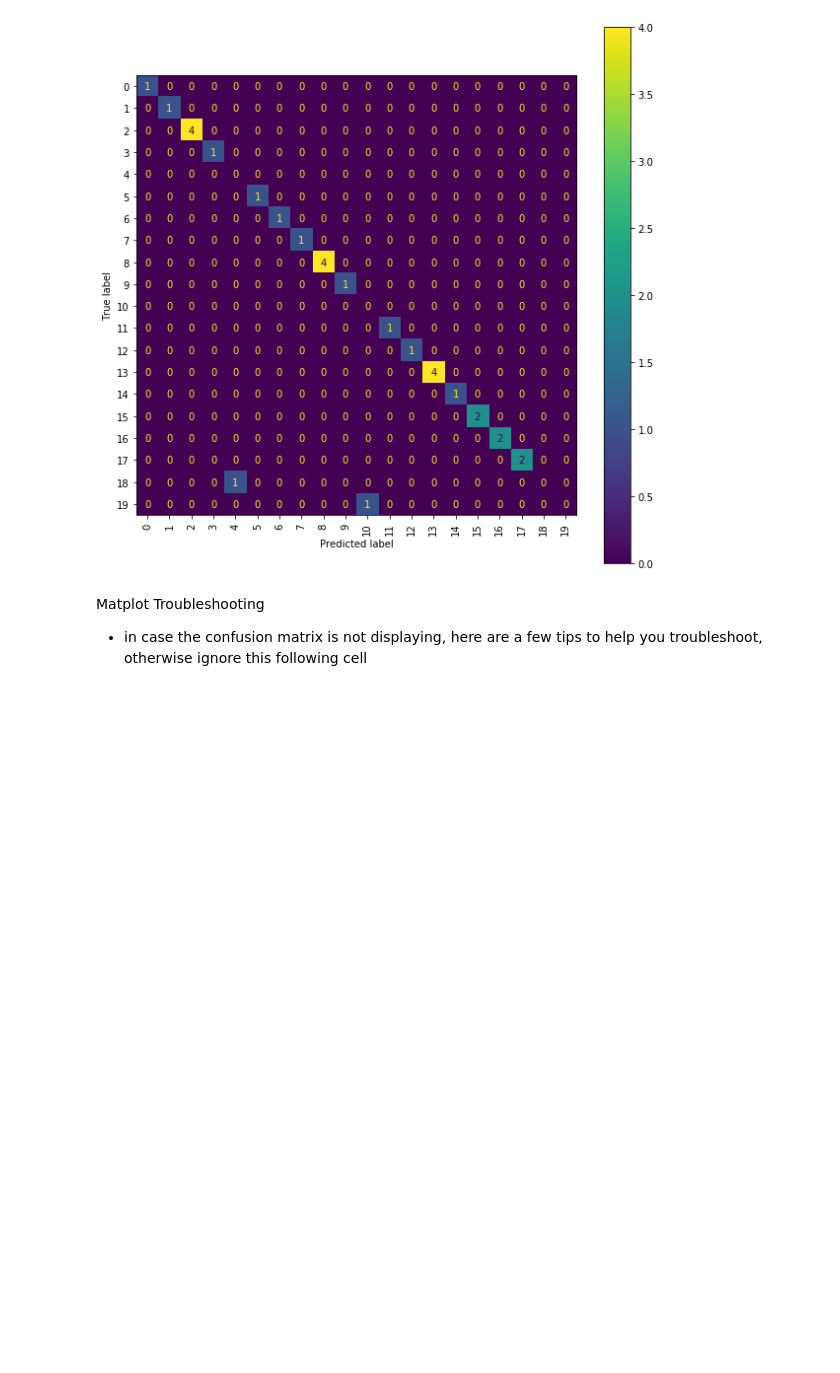
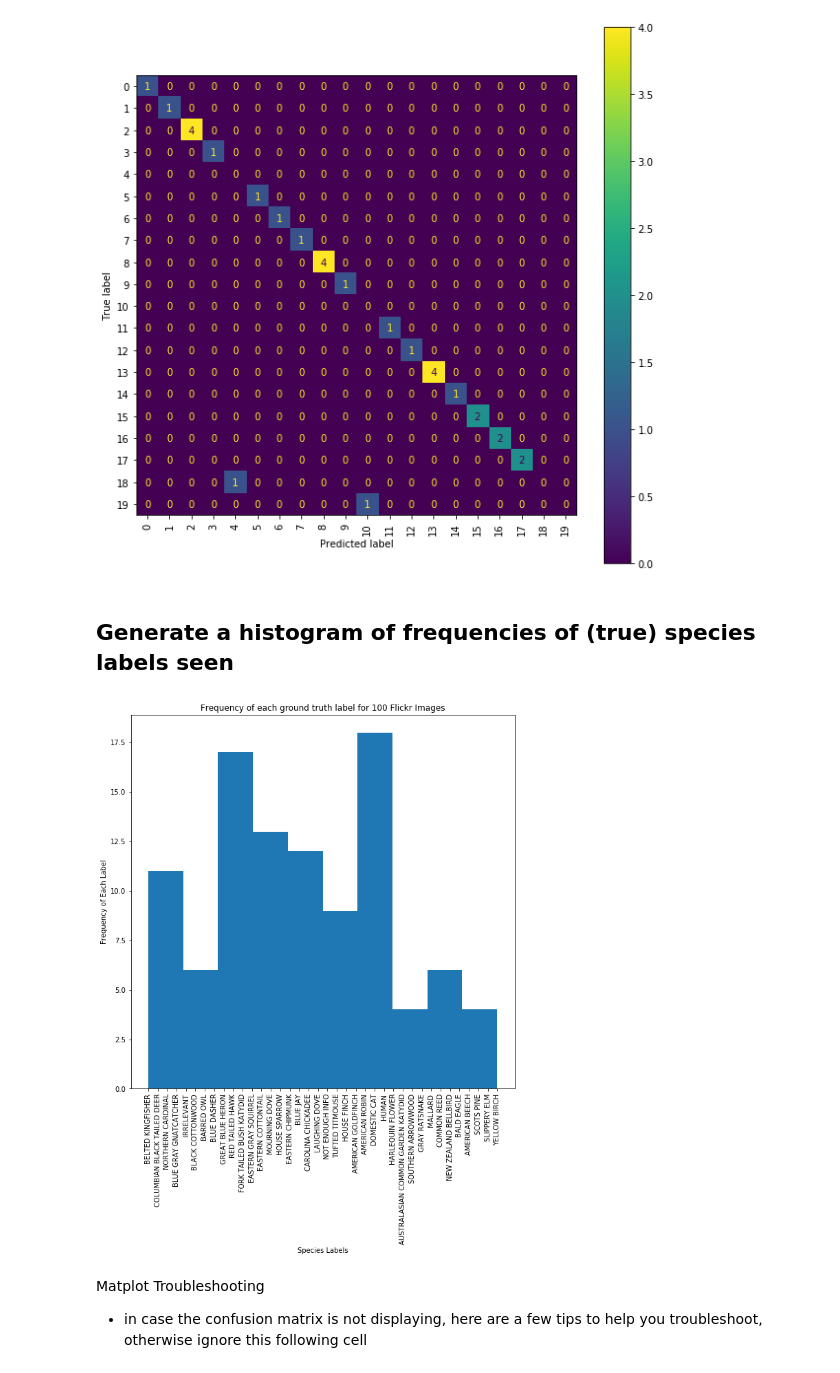
Before and after one commit to CompBioUIC/ColumbusWildlife, a Jupyter notebook: OhioWildlife.ipynb, the cells around one changed output. Saved outputs shown, nothing was run; the diff lists cells and outputs as text; code cells hidden in the pictures; blank space fills up the shorter version.

Commit message:
Added Histogram to Result Analysis

```diff
--- a/OhioWildlife.ipynb
+++ b/OhioWildlife.ipynb
@@ -267,0 +272,5 @@ Here, we'll take a look at how well the species classifier predicted the species
+# %%
+# load CSV of our dataframe with predictions and ground truths
+# into a dataframe so we don't have to filter images again
+df = pd.read_csv('classifier_results.csv')
+df
@@ -302,6 +344,17 @@ disp = ConfusionMatrixDisplay(cf)
 disp = disp.plot(xticks_rotation = 'vertical', ax = disp_ax)
 # %% [output]
 [figure]
+# %% [markdown]
+## Generate a histogram of frequencies of (true) species labels seen
+# %%
+fig, disp_ax = plt.subplots(figsize=(10, 10))
+plt.hist(df.true_species.tolist())
+plt.xticks(rotation = 'vertical')
+plt.title('Frequency of each ground truth label for {} Flickr Images'.format(len(df)))
+plt.xlabel('Species Labels')
+plt.ylabel('Frequency of Each Label');
+# %% [output]
+[figure, added]
 # %% [markdown]
 Matplot Troubleshooting
 - in case the confusion matrix is not displaying, here are a few tips to help you troubleshoot, otherwise ignore this following cell
```
Also changed, not shown: parts of 4 cells of this notebook, 1 other file.
